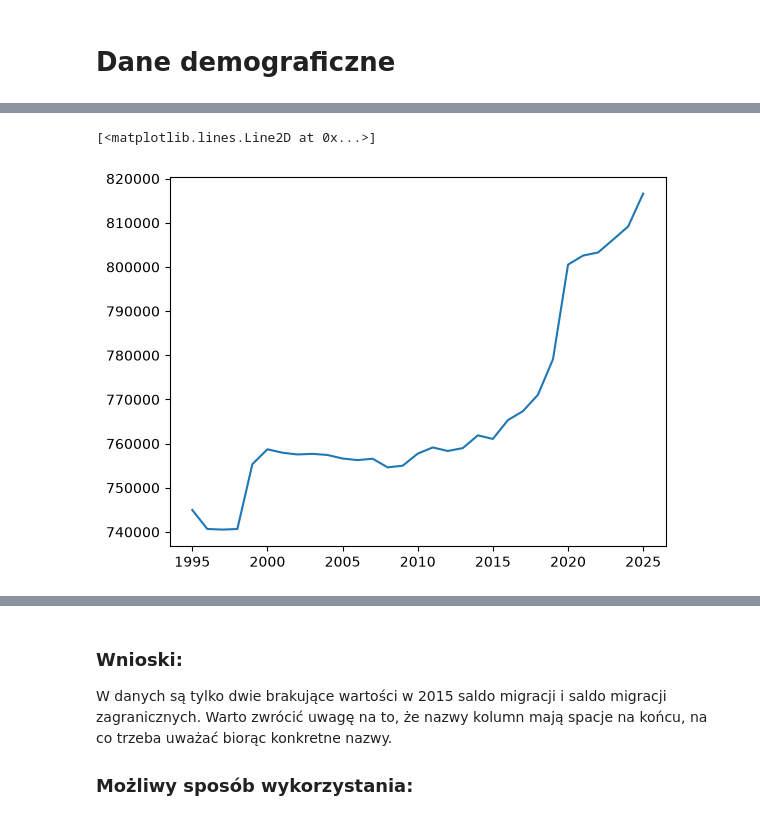
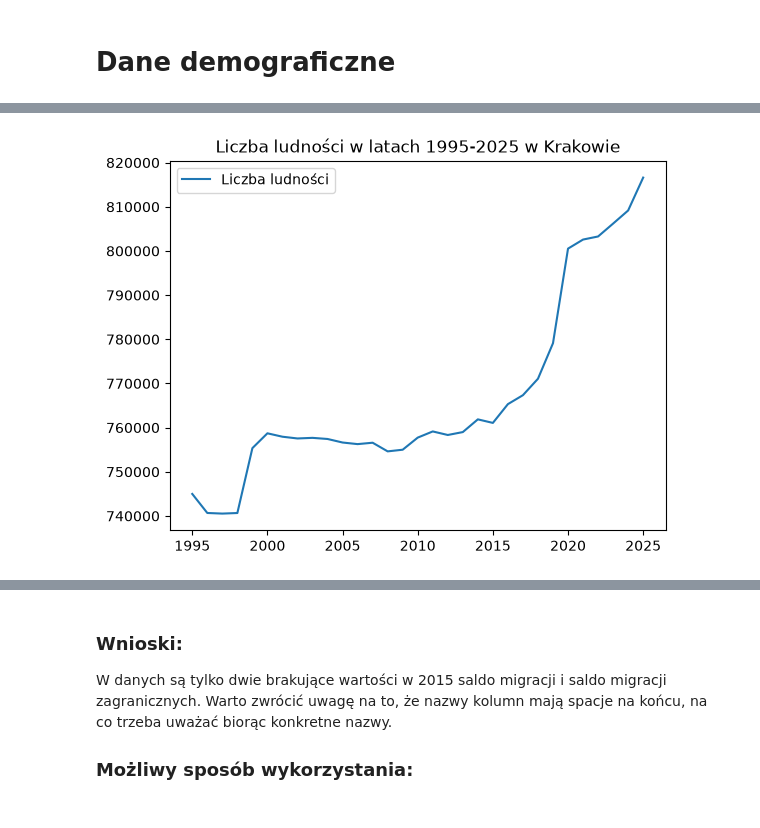
Before and after one commit to zolw-qt/city_app, a Jupyter notebook: EDA/EDA.ipynb, the cells around one changed output, grey strips where cells are left out. Saved outputs shown, nothing was run; the diff lists cells and outputs as text; code cells hidden in the pictures.

```diff
--- a/EDA/EDA.ipynb
+++ b/EDA/EDA.ipynb
@@ -83,9 +58,10 @@ Rozwody                                       1543.00
 Name: 20, dtype: float64
 # %%
 plt.plot(dem_df["Rok"], dem_df["Liczba ludności ogółem "])
+plt.legend(['Liczba ludności'])
+plt.title("Liczba ludności w latach 1995-2025 w Krakowie");
 # %% [output]
-[<matplotlib.lines.Line2D at 0x...>]
-[figure, old version]
+[figure, new version]
 # %%
 plt.plot(dem_df["Rok"], dem_df["Liczba kobiet "])
 plt.plot(dem_df["Rok"], dem_df["Liczba mężczyzn"])
```
Also changed, not shown: parts of 13 cells of this notebook, 5 other files.
